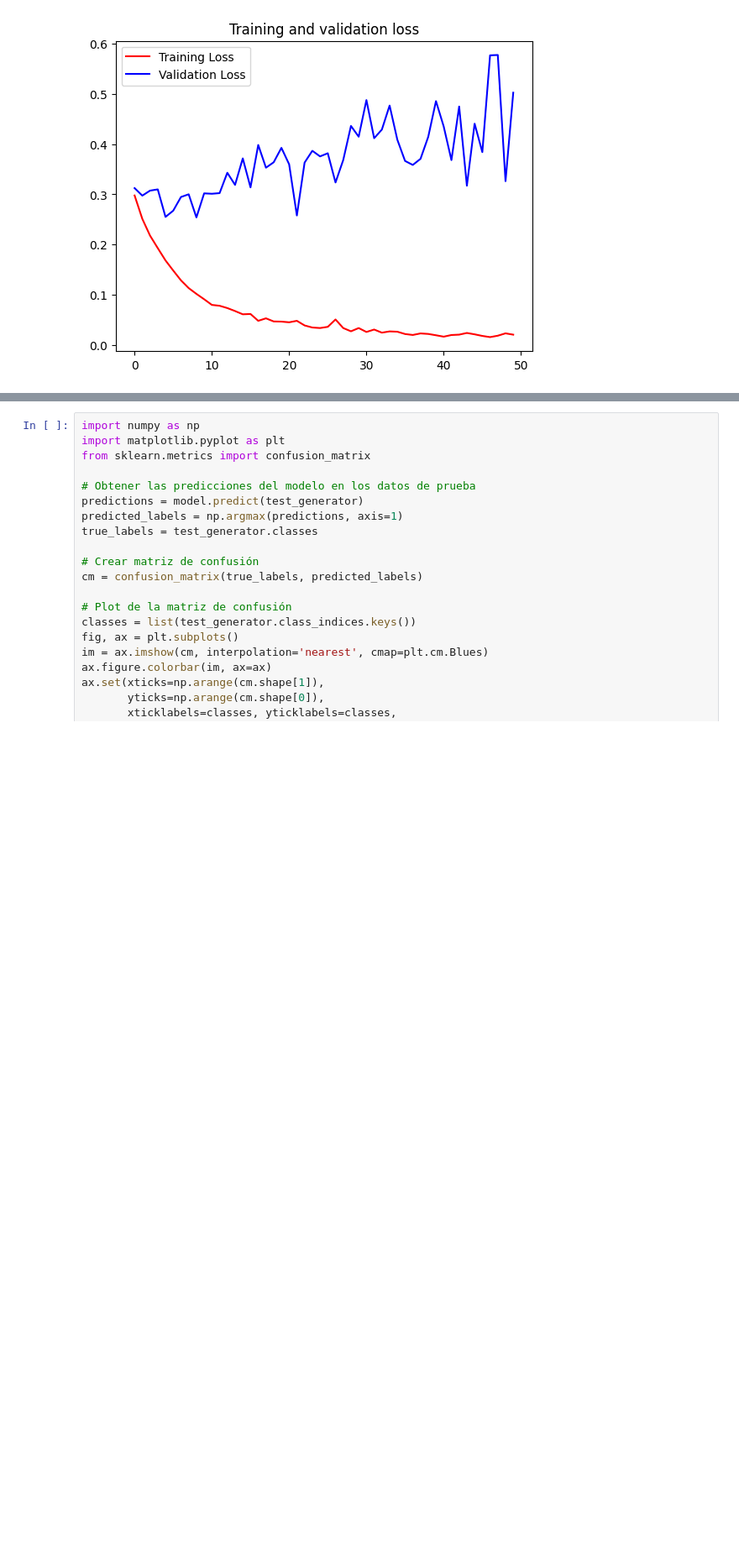
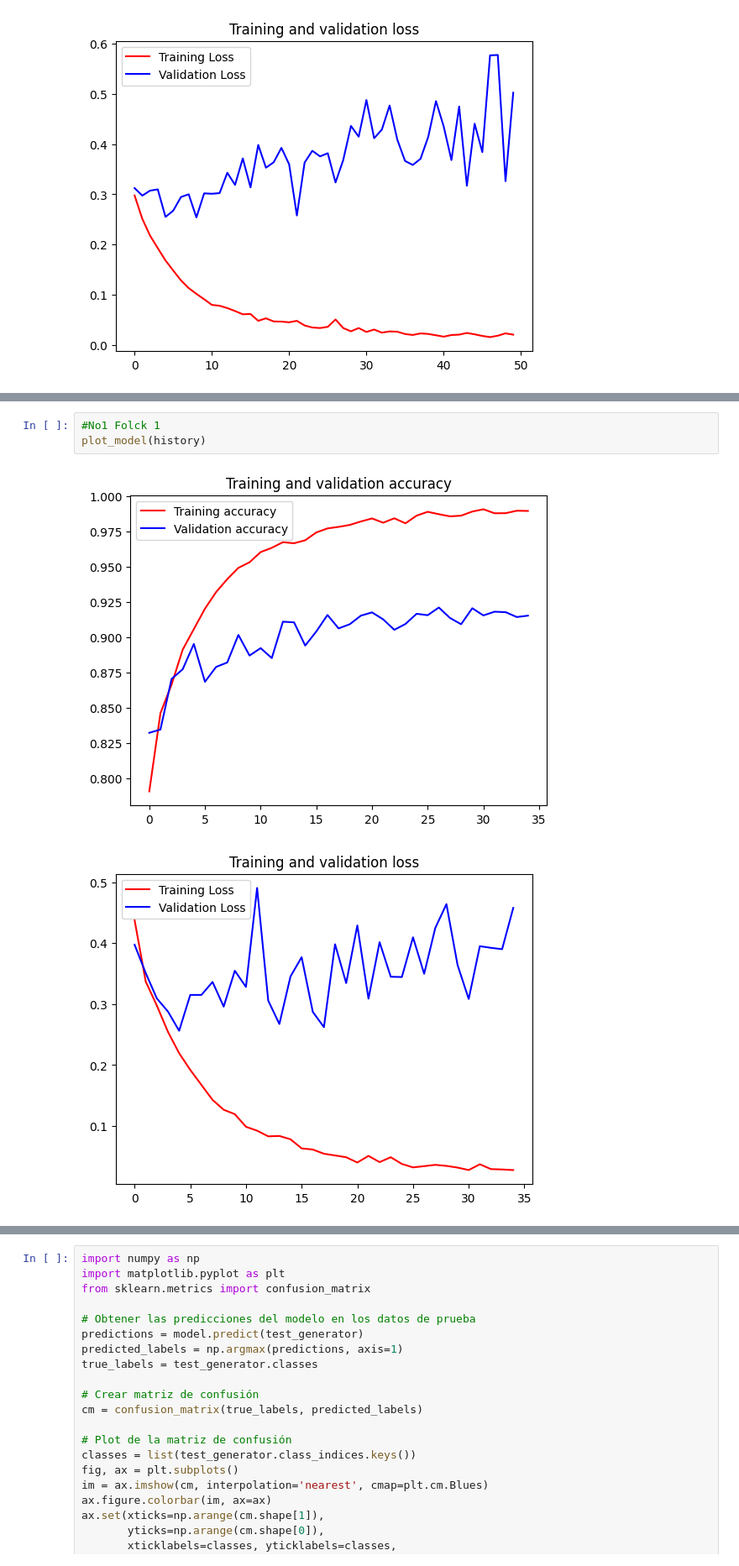
Before and after one commit to jcarvajalri/PalmOil_CNN_UNAL, a Jupyter notebook: Local/CNN_RestNet50_PalmOil.ipynb, the cells around one changed output, grey strips where cells are left out. Shown at 84% size. Drawn from its saved outputs; the diff is of its cells as text; blank space fills up the shorter version.

```diff
--- a/Local/CNN_RestNet50_PalmOil.ipynb
+++ b/Local/CNN_RestNet50_PalmOil.ipynb
@@ -260,0 +282,6 @@ plot_model(history)
+# %%
+#No1 Folck 1
+plot_model(history)
+# %% [output]
+[figure, added]
+[figure, added]
```
Also changed, not shown: parts of 19 cells of this notebook, 1 other file.
